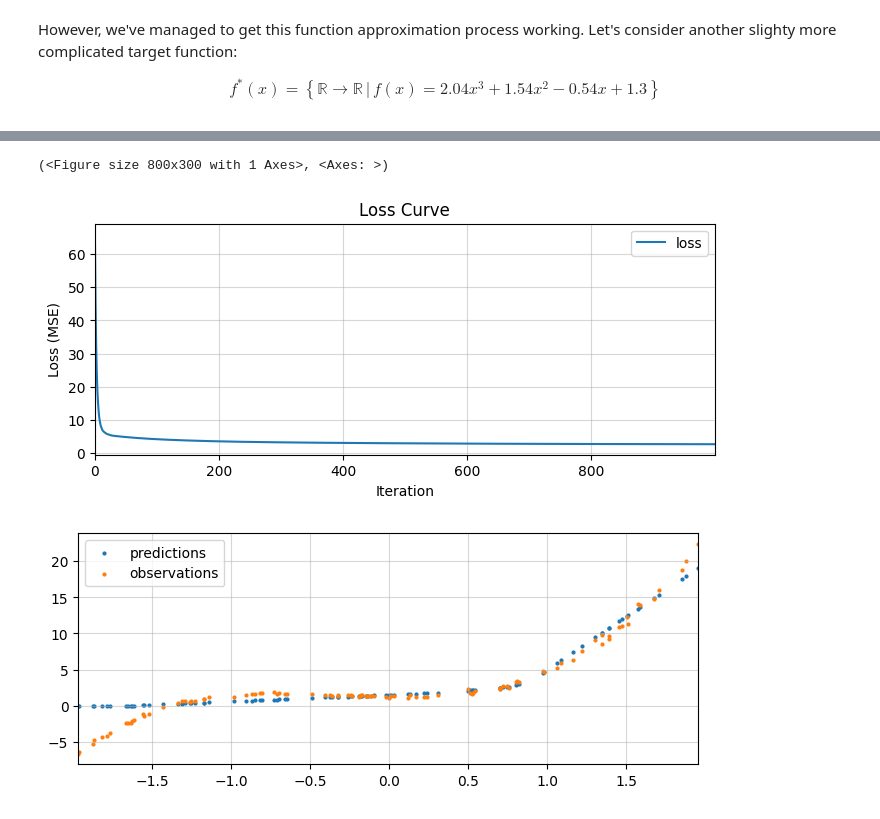
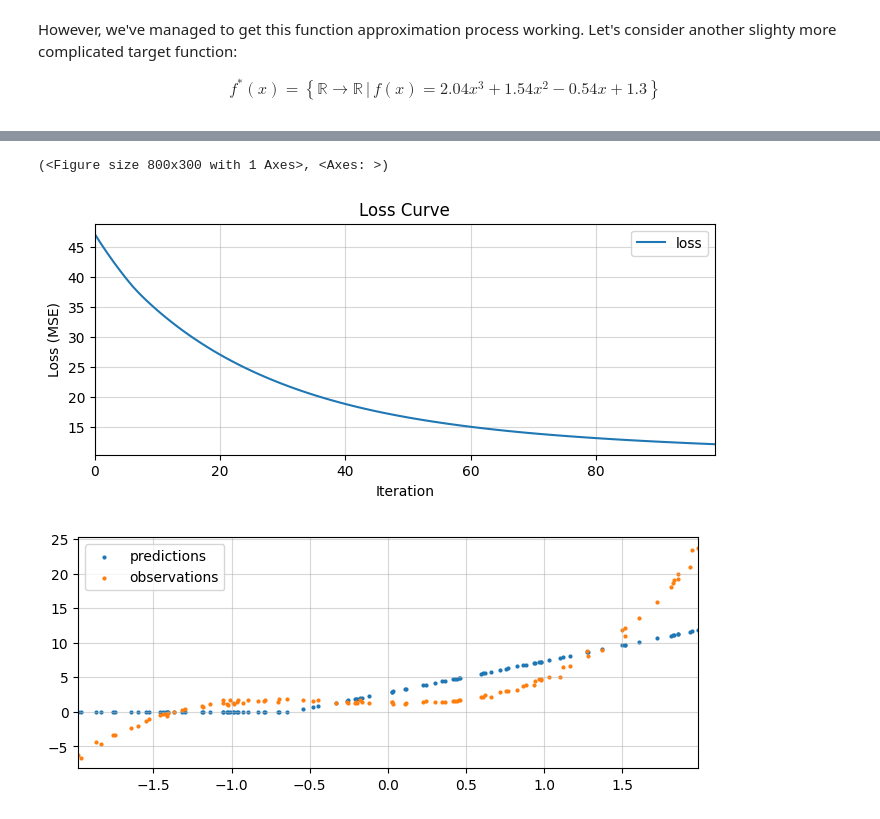
Before and after one commit to nextgenerationgraduatesprogram/nextgen25-mlai-workshop02, a Jupyter notebook: notebooks/main.ipynb, the cells around one changed output, grey strips where cells are left out. Cells and saved outputs as stored; diff of their text form; code cells hidden in the pictures.

```diff
--- a/notebooks/main.ipynb
+++ b/notebooks/main.ipynb
@@ -311,15 +319,15 @@ def plot_loss_curve(losses):
     ax.legend()
     return fig, ax
 
-def plot_predictions(model, dataset):
-    fig, ax = plt.subplots(figsize=(8,3))
+def plot_predictions(model, dataset, ax = None):
+    if ax is None: fig, ax = plt.subplots(figsize=(8,3))
     with torch.no_grad():
         ax.scatter(dataset.x, model(dataset.x), s=4, label="predictions")
         ax.scatter(dataset.x, dataset.y, s=4, label="observations")
     ax.set_xlim(left=dataset.x.min(), right=dataset.x.max())
     ax.grid(True, alpha=0.50)
     ax.legend(loc="best")
-    return fig, ax
+    return ax
 
 plot_loss_curve(losses)
 plot_predictions(model, dataset)
@@ -581,14 +589,14 @@ class PerceptronLayer(nn.Module):
             y_pred = y_pred + perceptron(x)
         return y_pred
 # %%
-model = PerceptronLayer(N=20) # <-- lets define 2 perceptrons initially
+model = PerceptronLayer(N=2) # <-- lets define 2 perceptrons initially
 dataset = Dataset(f=f_cubic, a=-2, b=2, N=100)
 optimizer = torch.optim.SGD(model.parameters(), lr=0.01) # <-- how do different optimizers impact performance
-model, losses = training_loop(model, optimizer, loss_fn, dataset.x, dataset.y, 1000)
+model, losses = training_loop(model, optimizer, loss_fn, dataset.x, dataset.y, 100)
 
 plot_loss_curve(losses)
 plot_predictions(model, dataset)
 # %% [output]
 (<Figure size 800x300 with 1 Axes>, <Axes: >)
-[figure, old version]
+[figure, new version]
-[figure, old version]
+[figure, new version]
```
Also changed, not shown: parts of 20 cells of this notebook.
